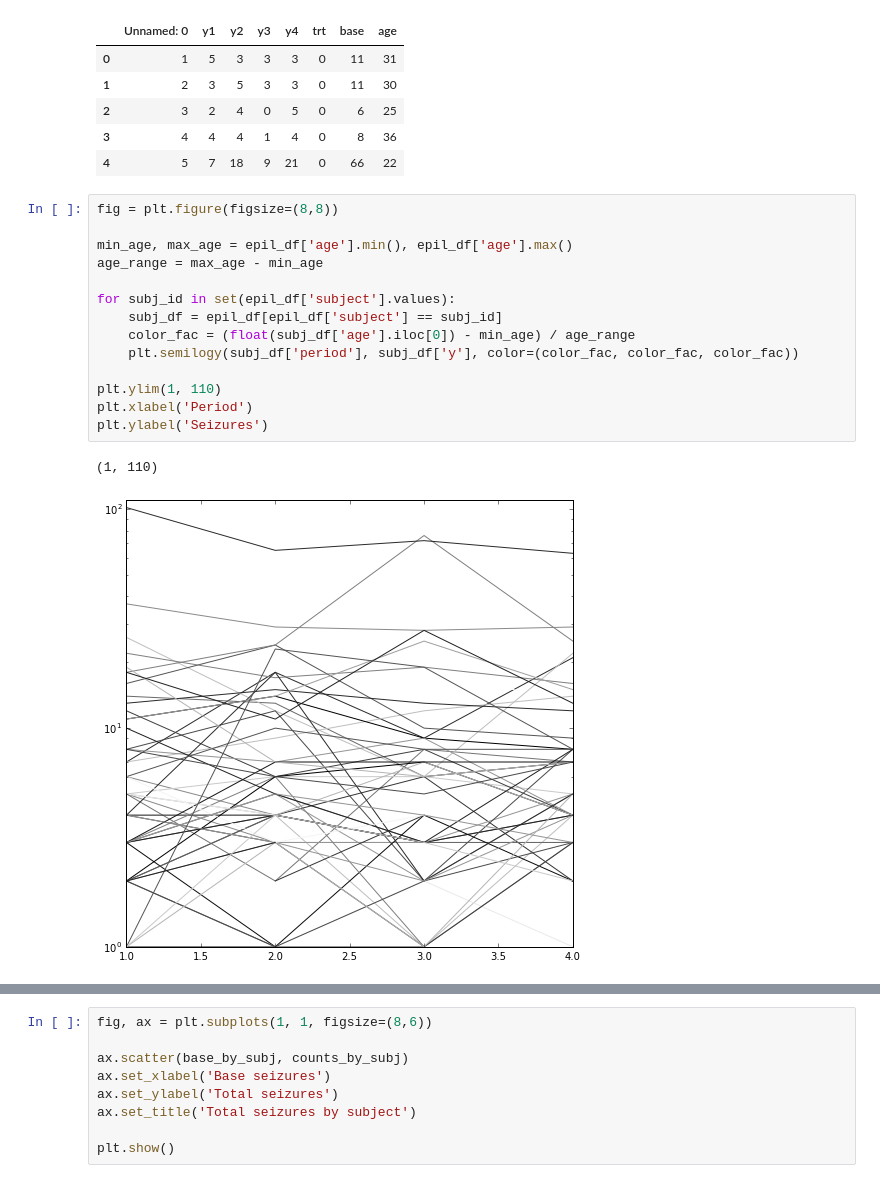
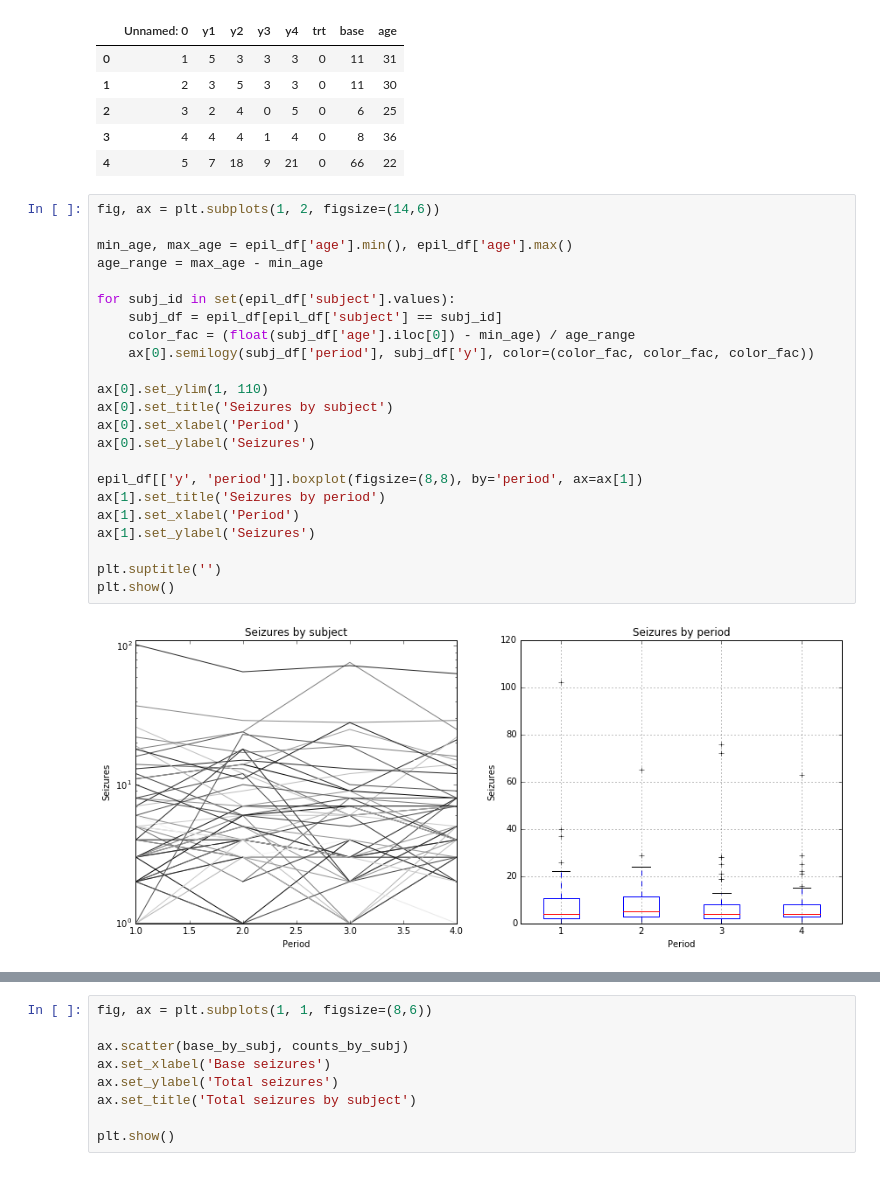
Before and after one commit to fbecerra/seizuresandepilepsy, a Jupyter notebook: explore_epil_data.ipynb, the cells around one changed output, grey strips where cells are left out. Saved outputs shown, nothing was run; the diff lists cells and outputs as text.

Commit message:
Added boxplots for treatment and period

```diff
--- a/explore_epil_data.ipynb
+++ b/explore_epil_data.ipynb
@@ -26,22 +26,30 @@ seizure_df.head()
 | 3 | 4 | 4 | 4 | 1 | 4 | 0 | 8 | 36 |
 | 4 | 5 | 7 | 18 | 9 | 21 | 0 | 66 | 22 |
 # %%
-fig = plt.figure(figsize=(8,8))
+fig, ax = plt.subplots(1, 2, figsize=(14,6))
 
 min_age, max_age = epil_df['age'].min(), epil_df['age'].max()
 age_range = max_age - min_age
 
 for subj_id in set(epil_df['subject'].values):
     subj_df = epil_df[epil_df['subject'] == subj_id]
     color_fac = (float(subj_df['age'].iloc[0]) - min_age) / age_range
-    plt.semilogy(subj_df['period'], subj_df['y'], color=(color_fac, color_fac, color_fac))
+    ax[0].semilogy(subj_df['period'], subj_df['y'], color=(color_fac, color_fac, color_fac))
 
-plt.ylim(1, 110)
-plt.xlabel('Period')
-plt.ylabel('Seizures')
+ax[0].set_ylim(1, 110)
+ax[0].set_title('Seizures by subject')
+ax[0].set_xlabel('Period')
+ax[0].set_ylabel('Seizures')
+
+epil_df[['y', 'period']].boxplot(figsize=(8,8), by='period', ax=ax[1])
+ax[1].set_title('Seizures by period')
+ax[1].set_xlabel('Period')
+ax[1].set_ylabel('Seizures')
+
+plt.suptitle('')
+plt.show()
 # %% [output]
-(1, 110)
-[figure, old version]
+[figure, new version]
 # %%
 sum_by_subj = epil_df.groupby(['subject']).sum()
 counts_by_subj = sum_by_subj['y']
```
Also changed, not shown: parts of 2 cells of this notebook, 1 other file.
